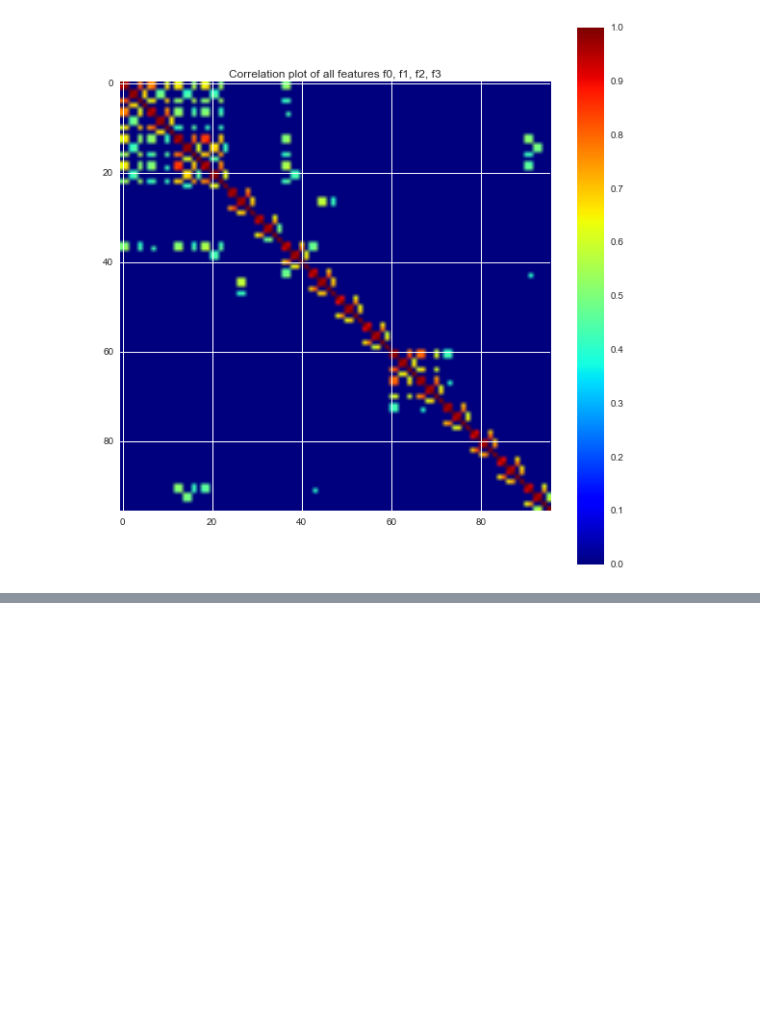
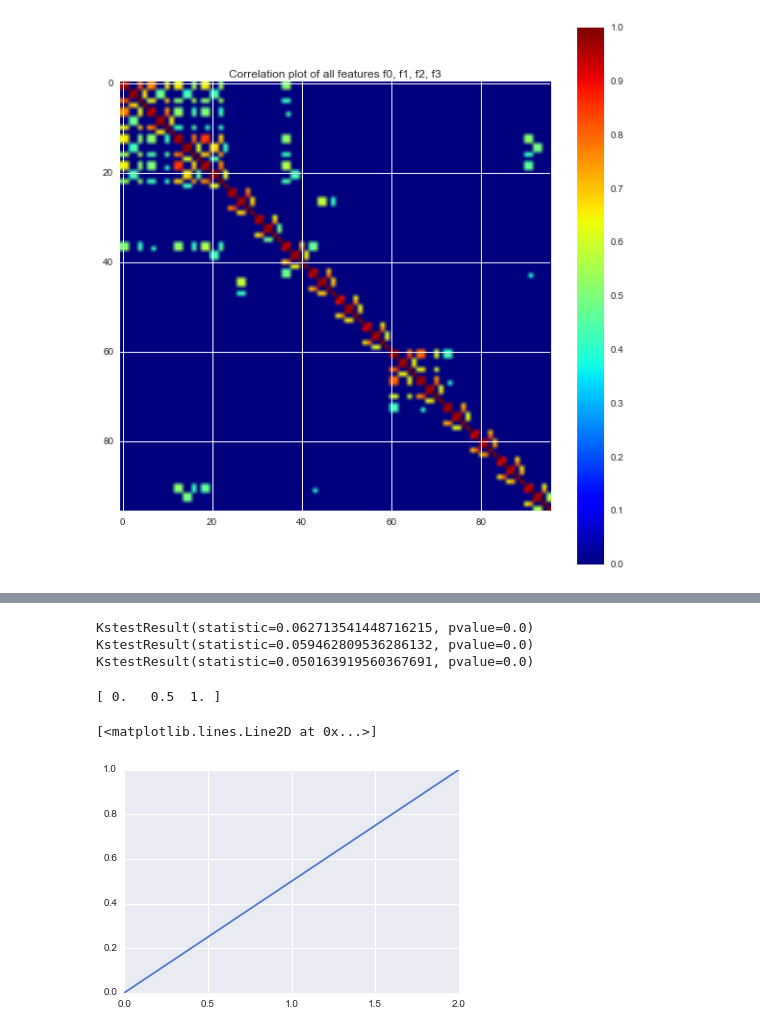
Before and after one commit to Upward-Spiral-Science/the-vat, a Jupyter notebook: inferential_simulation_AL.ipynb, the cells around one changed output, grey strips where cells are left out. Saved outputs shown, nothing was run; the diff lists cells and outputs as text; code cells hidden in the pictures; blank space fills up the shorter version.

```diff
--- a/inferential_simulation_AL.ipynb
+++ b/inferential_simulation_AL.ipynb
@@ -99,0 +185,25 @@ plt.show()
+# %%
+# run Komogorove-Smirnov Test
+x_locations = list_of_locations[:,0]
+y_locations = list_of_locations[:,1]
+z_locations = list_of_locations[:,2]
+
+test_x = scipy.stats.kstest(x_locations, 'uniform', args=(0,1))
+test_y = scipy.stats.kstest(y_locations, 'uniform', args=(0,1))
+test_z = scipy.stats.kstest(z_locations, 'uniform', args=(0,1))
+
+print test_x
+print test_y
+print test_z
+# %% [output]
+KstestResult(statistic=0.062713541448716215, pvalue=0.0)
+KstestResult(statistic=0.059462809536286132, pvalue=0.0)
+KstestResult(statistic=0.050163919560367691, pvalue=0.0)
+# %%
+vals = scipy.stats.uniform.ppf([0, 0.5, 1])
+print vals
+plt.plot(scipy.stats.uniform.cdf(vals))
+# %% [output]
+[ 0.   0.5  1. ]
+[<matplotlib.lines.Line2D at 0x...>]
+[figure, added]
```
Also changed, not shown: parts of 19 cells of this notebook, 1 other file.
